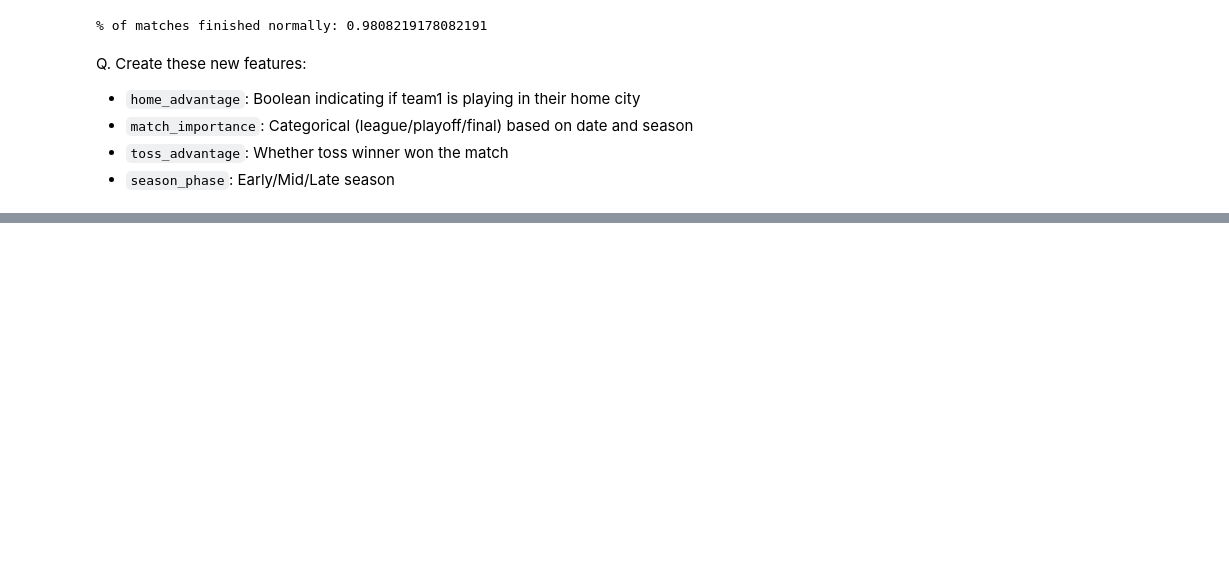
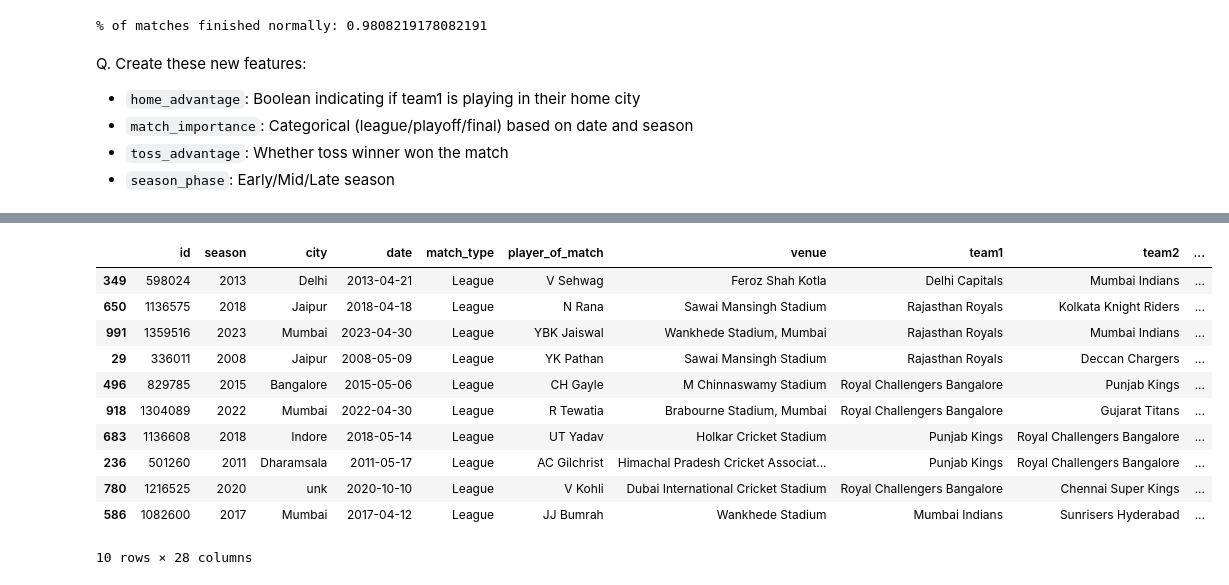
Before and after one commit to sanketmishra009/aiml, a Jupyter notebook: projects/iplAnalysis/analysis.ipynb, the cells around one changed output, grey strips where cells are left out. Saved outputs shown, nothing was run; the diff lists cells and outputs as text; code cells hidden in the pictures; blank space fills up the shorter version.

```diff
--- a/projects/iplAnalysis/analysis.ipynb
+++ b/projects/iplAnalysis/analysis.ipynb
@@ -217,0 +314,5 @@ Q. Create these new features:
+# %%
+# toss advantage: weather toss wineer won the match or not!
+df['toss_advantage'] = df[['toss_winner' , 'winner']].apply(lambda x : x['toss_winner'] == x['winner'] , axis = 1)
+print(f"winning rate of toss winners: {np.round((np.sum(df['toss_advantage']) / df.shape[0]) * 100 , 2)}")
+df[['toss_winner' , 'winner' , 'toss_advantage']].sample(10)
@@ -217,0 +332,4 @@ Q. Create these new features:
+# %%
+df['date'] = pd.to_datetime(df['date'], errors = 'coerce')
+df = df.sort_values(['season' , 'date']).reset_index(drop = True)
+df.head()
@@ -217,0 +344,3 @@ Q. Create these new features:
+# %%
+df['match_number'] = df.groupby(['season']).cumcount() + 1
+df.head()
@@ -217,0 +355,29 @@ Q. Create these new features:
+# %%
+# total matches per season:
+# df.groupby('season').agg({'match_number': 'count'}).rename(columns = {'match_number' : 'total_matches'})
+total_matches = df.groupby('season').size().to_dict()
+df['total_matches'] = df.apply(lambda x : total_matches[x['season']], axis = 1)
+df['early_cut'] = (df['total_matches'] / 3).astype(int)
+df['mid_cut'] = (2 * df['total_matches'] / 3).astype(int)
+
+def getPhase(x):
+    if x['match_number'] < x['early_cut']:
+        return 'Early'
+    if x['match_number'] < x['mid_cut']:
+        return 'Mid'
+    return 'Early'
+df['season_phase'] = df.apply(getPhase , axis = 1)
+df.sample(10)
+# %% [output]
+|  | id | season | city | date | match_type | player_of_match | venue | team1 | team2 | ... |
+| 349 | 598024 | 2013 | Delhi | 2013-04-21 | League | V Sehwag | Feroz Shah Kotla | Delhi Capitals | Mumbai Indians | ... |
+| 650 | 1136575 | 2018 | Jaipur | 2018-04-18 | League | N Rana | Sawai Mansingh Stadium | Rajasthan Royals | Kolkata Knight Riders | ... |
+| 991 | 1359516 | 2023 | Mumbai | 2023-04-30 | League | YBK Jaiswal | Wankhede Stadium, Mumbai | Rajasthan Royals | Mumbai Indians | ... |
+| 29 | 336011 | 2008 | Jaipur | 2008-05-09 | League | YK Pathan | Sawai Mansingh Stadium | Rajasthan Royals | Deccan Chargers | ... |
+| 496 | 829785 | 2015 | Bangalore | 2015-05-06 | League | CH Gayle | M Chinnaswamy Stadium | Royal Challengers Bangalore | Punjab Kings | ... |
+| 918 | 1304089 | 2022 | Mumbai | 2022-04-30 | League | R Tewatia | Brabourne Stadium, Mumbai | Royal Challengers Bangalore | Gujarat Titans | ... |
+| 683 | 1136608 | 2018 | Indore | 2018-05-14 | League | UT Yadav | Holkar Cricket Stadium | Punjab Kings | Royal Challengers Bangalore | ... |
+| 236 | 501260 | 2011 | Dharamsala | 2011-05-17 | League | AC Gilchrist | Himachal Pradesh Cricket Associat... | Punjab Kings | Royal Challengers Bangalore | ... |
+| 780 | 1216525 | 2020 | unk | 2020-10-10 | League | V Kohli | Dubai International Cricket Stadium | Royal Challengers Bangalore | Chennai Super Kings | ... |
+| 586 | 1082600 | 2017 | Mumbai | 2017-04-12 | League | JJ Bumrah | Wankhede Stadium | Mumbai Indians | Sunrisers Hyderabad | ... |
+10 rows × 28 columns
```
Also changed, not shown: parts of 8 cells of this notebook, 11 other files.
